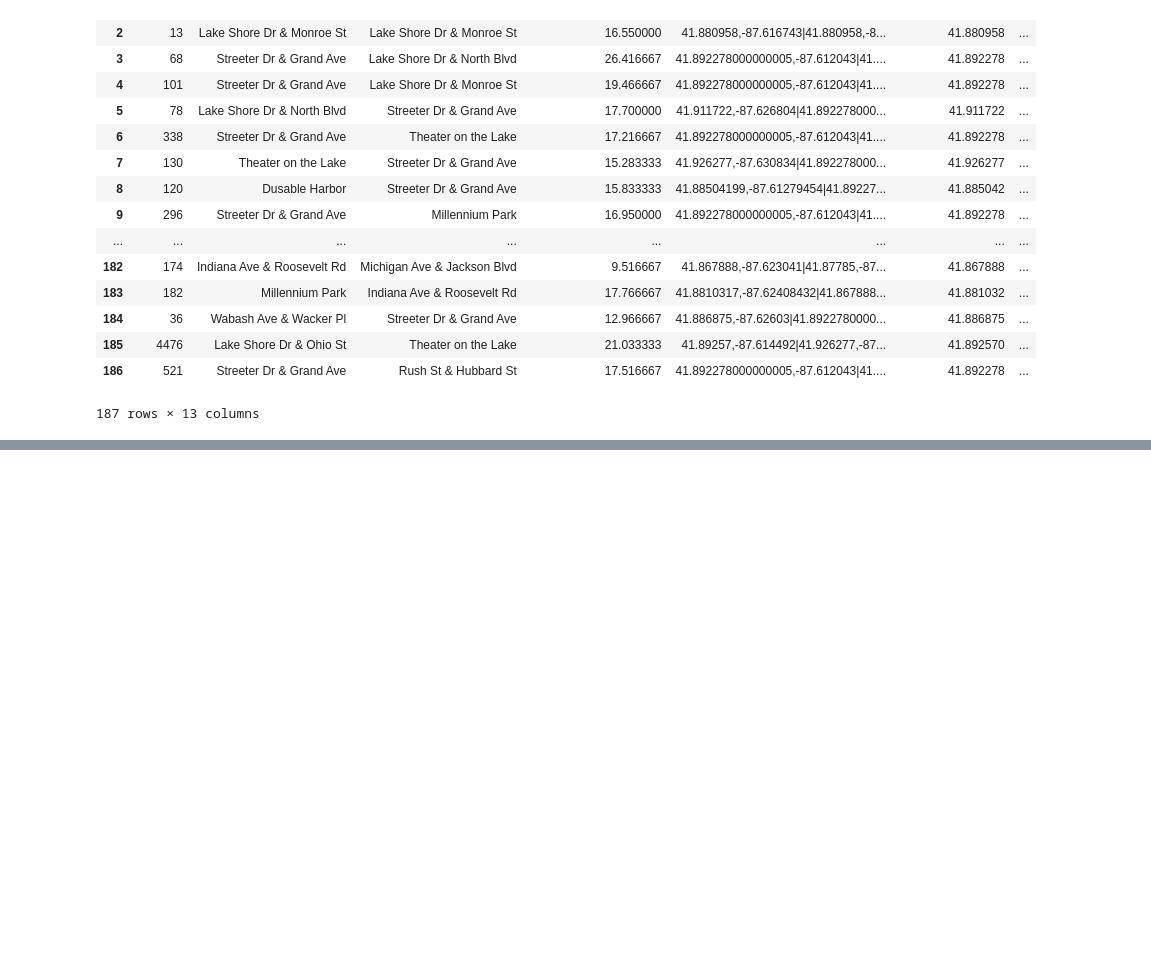
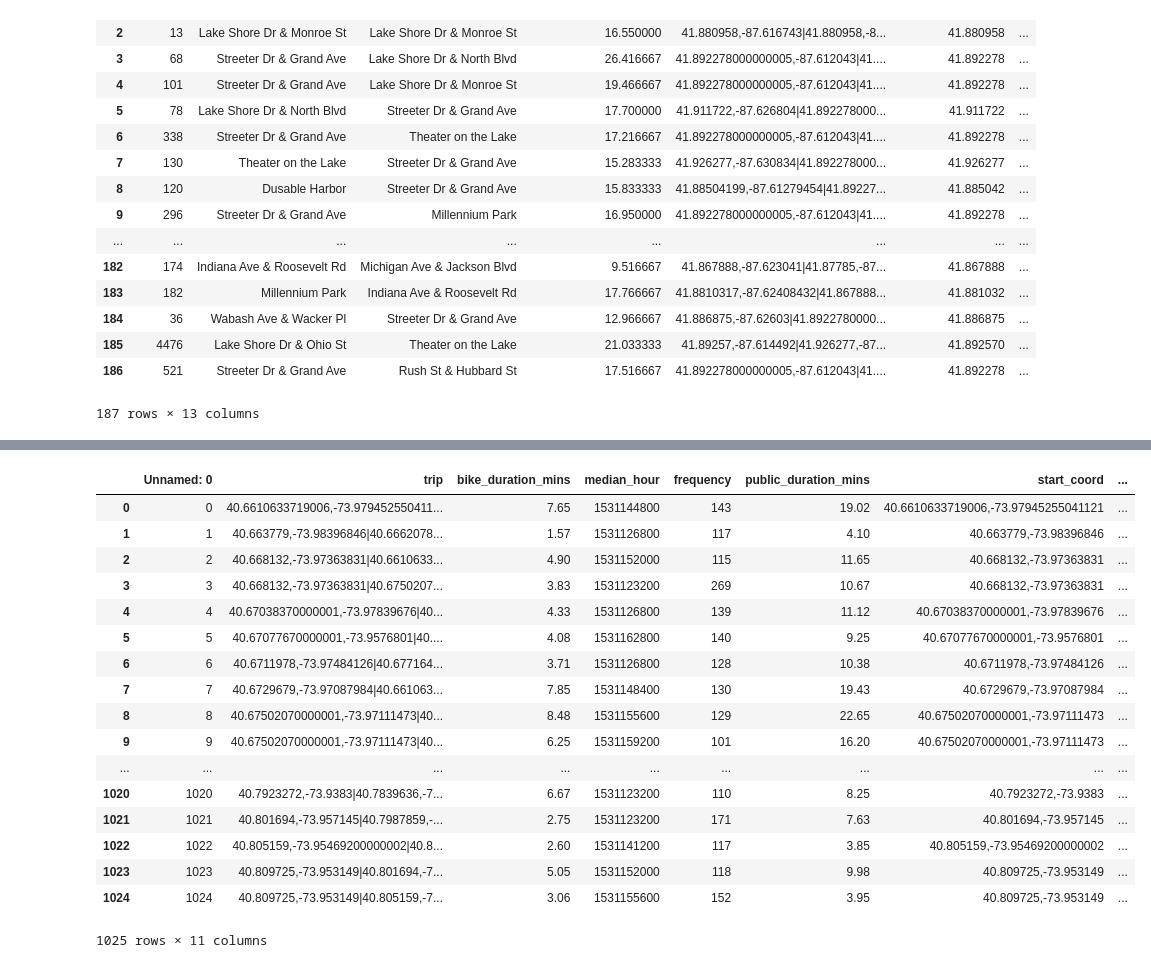
Before and after one commit to emrclik/project-three, a Jupyter notebook: Divvy/Divvy_SubsvsNon.ipynb, the cells around one changed output, grey strips where cells are left out. Drawn from its saved outputs; the diff is of its cells as text; code cells hidden in the pictures; blank space fills up the shorter version.

```diff
--- a/Divvy/Divvy_SubsvsNon.ipynb
+++ b/Divvy/Divvy_SubsvsNon.ipynb
@@ -120,3 +120,6 @@ non_subs
 187 rows × 13 columns
 # %%
 non_subs.to_csv('chicago-divvy-bicycle-sharing-data\divvy_NonSubs_VS_trips.csv')
+# %%
+CitiBike = pd.read_csv('trip_duration_comparison.csv')
+CitiBike.head()
@@ -122,0 +133,23 @@ non_subs.to_csv('chicago-divvy-bicycle-sharing-data\divvy_NonSubs_VS_trips.csv')
+# %%
+
+CitiBike['median_timestamp'] = pd.to_datetime(CitiBike['median_hour'], unit= 's')
+CitiBike
+# %% [output]
+|  | Unnamed: 0 | trip | bike_duration_mins | median_hour | frequency | public_duration_mins | start_coord | ... |
+| 0 | 0 | 40.6610633719006,-73.979452550411... | 7.65 | 1531144800 | 143 | 19.02 | 40.6610633719006,-73.97945255041121 | ... |
+| 1 | 1 | 40.663779,-73.98396846|40.6662078... | 1.57 | 1531126800 | 117 | 4.10 | 40.663779,-73.98396846 | ... |
+| 2 | 2 | 40.668132,-73.97363831|40.6610633... | 4.90 | 1531152000 | 115 | 11.65 | 40.668132,-73.97363831 | ... |
+| 3 | 3 | 40.668132,-73.97363831|40.6750207... | 3.83 | 1531123200 | 269 | 10.67 | 40.668132,-73.97363831 | ... |
+| 4 | 4 | 40.67038370000001,-73.97839676|40... | 4.33 | 1531126800 | 139 | 11.12 | 40.67038370000001,-73.97839676 | ... |
+| 5 | 5 | 40.67077670000001,-73.9576801|40.... | 4.08 | 1531162800 | 140 | 9.25 | 40.67077670000001,-73.9576801 | ... |
+| 6 | 6 | 40.6711978,-73.97484126|40.677164... | 3.71 | 1531126800 | 128 | 10.38 | 40.6711978,-73.97484126 | ... |
+| 7 | 7 | 40.6729679,-73.97087984|40.661063... | 7.85 | 1531148400 | 130 | 19.43 | 40.6729679,-73.97087984 | ... |
+| 8 | 8 | 40.67502070000001,-73.97111473|40... | 8.48 | 1531155600 | 129 | 22.65 | 40.67502070000001,-73.97111473 | ... |
+| 9 | 9 | 40.67502070000001,-73.97111473|40... | 6.25 | 1531159200 | 101 | 16.20 | 40.67502070000001,-73.97111473 | ... |
+| ... | ... | ... | ... | ... | ... | ... | ... | ... |
+| 1020 | 1020 | 40.7923272,-73.9383|40.7839636,-7... | 6.67 | 1531123200 | 110 | 8.25 | 40.7923272,-73.9383 | ... |
+| 1021 | 1021 | 40.801694,-73.957145|40.7987859,-... | 2.75 | 1531123200 | 171 | 7.63 | 40.801694,-73.957145 | ... |
+| 1022 | 1022 | 40.805159,-73.95469200000002|40.8... | 2.60 | 1531141200 | 117 | 3.85 | 40.805159,-73.95469200000002 | ... |
+| 1023 | 1023 | 40.809725,-73.953149|40.801694,-7... | 5.05 | 1531152000 | 118 | 9.98 | 40.809725,-73.953149 | ... |
+| 1024 | 1024 | 40.809725,-73.953149|40.805159,-7... | 3.06 | 1531155600 | 152 | 3.95 | 40.809725,-73.953149 | ... |
+1025 rows × 11 columns
```
Also changed, not shown: parts of 1 cell of this notebook, 7 other files.
